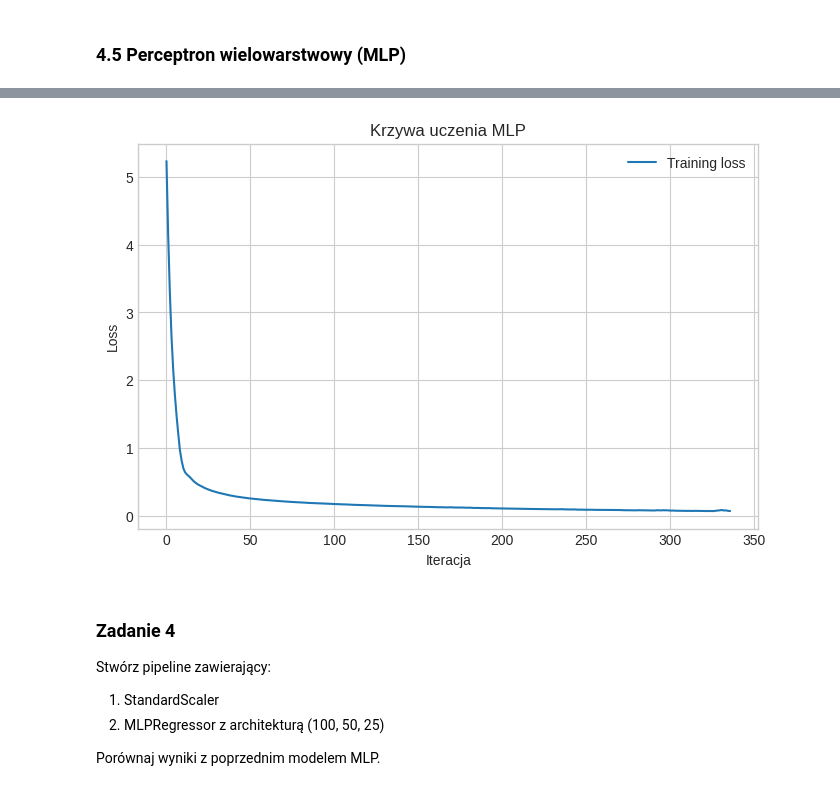
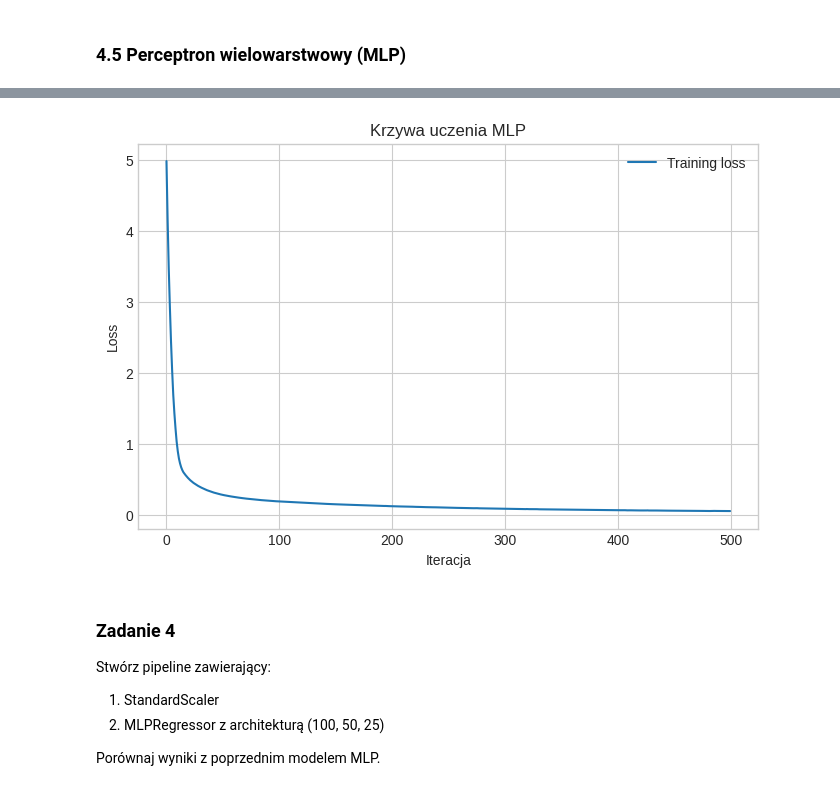
Before and after one commit to marekb-sci/Introduction_to_Biophysics_ML, a Jupyter notebook: cw01_tabelaryczne_ml_ESOL.ipynb, the cells around one changed output, grey strips where cells are left out. Cells and saved outputs as stored; diff of their text form; code cells hidden in the pictures.

```diff
--- a/cw01_tabelaryczne_ml_ESOL.ipynb
+++ b/cw01_tabelaryczne_ml_ESOL.ipynb
@@ -399,12 +399,12 @@ Liczba dostępnych deskryptorów: 217
 Przykładowe deskryptory: ['MaxAbsEStateIndex', 'MaxEStateIndex', 'MinAbsEStateIndex', 'MinEStateIndex', 'qed', 'SPS', 'MolWt', 'HeavyAtomMolWt', 'ExactMolWt', 'NumValenceElectrons']
 # %%
 # Wybierzemy podzbiór użytecznych deskryptorów
-selected_descriptors = [
-    'MolWt', 'MolLogP', 'NumHDonors', 'NumHAcceptors', 'TPSA',
-    'NumRotatableBonds', 'NumAromaticRings', 'NumAliphaticRings',
-    'RingCount', 'FractionCSP3', 'HeavyAtomCount', 'NumValenceElectrons',
-    'MolMR', 'LabuteASA', 'BalabanJ'
-]
+selected_descriptors = descriptor_names #[
+#     'MolWt', 'MolLogP', 'NumHDonors', 'NumHAcceptors', 'TPSA',
+#     'NumRotatableBonds', 'NumAromaticRings', 'NumAliphaticRings',
+#     'RingCount', 'FractionCSP3', 'HeavyAtomCount', 'NumValenceElectrons',
+#     'MolMR', 'LabuteASA', 'BalabanJ'
+# ]
 
 # Kalkulator deskryptorów
 calc = MoleculeDescriptors.MolecularDescriptorCalculator(selected_descriptors)
@@ -799,7 +791,7 @@ Najważniejsze cechy (wg współczynników):
 ### 4.2 K-Nearest Neighbors (KNN)
 # %%
 # Model KNN
-knn_model = KNeighborsRegressor(n_neighbors=5)
+knn_model = KNeighborsRegressor(n_neighbors=3)
 knn_model.fit(X_train, y_train)
 
 y_val_pred_knn = knn_model.predict(X_val)
@@ -891,10 +883,14 @@ plt.show()
 ### 4.5 Perceptron wielowarstwowy (MLP)
 # %%
 # Model MLP
-mlp_model = MLPRegressor(hidden_layer_sizes=(100, 50), max_iter=500, random_state=42)
-mlp_model.fit(X_train, y_train)
+mlp_pipeline = Pipeline([
+    ('scaler', StandardScaler()),
+    ('mlp', MLPRegressor(hidden_layer_sizes=(50, 50), max_iter=500, random_state=42))
+])
 
-y_val_pred_mlp = mlp_model.predict(X_val)
+mlp_pipeline.fit(X_train, y_train)
+
+y_val_pred_mlp = mlp_pipeline.predict(X_val)
 from sklearn.metrics import mean_squared_error
 mse_mlp = mean_squared_error(y_val, y_val_pred_mlp)
 print(f"MSE MLP (Zbiór walidacyjny): {mse_mlp:.4f}")
@@ -903,15 +902,15 @@ MSE MLP (Zbiór walidacyjny): 0.4702
 # %%
 # Krzywa uczenia MLP
 plt.figure(figsize=(8, 5))
-plt.plot(mlp_model.loss_curve_, label='Training loss')
+plt.plot(mlp_pipeline['mlp'].loss_curve_, label='Training loss')
 plt.xlabel('Iteracja')
 plt.ylabel('Loss')
 plt.title('Krzywa uczenia MLP')
 plt.legend()
 plt.grid(True)
 plt.show()
 # %% [output]
-[figure, old version]
+[figure, new version]
 # %% [markdown]
 ### Zadanie 4
 
```
Also changed, not shown: parts of 30 cells of this notebook, 1 other file.
